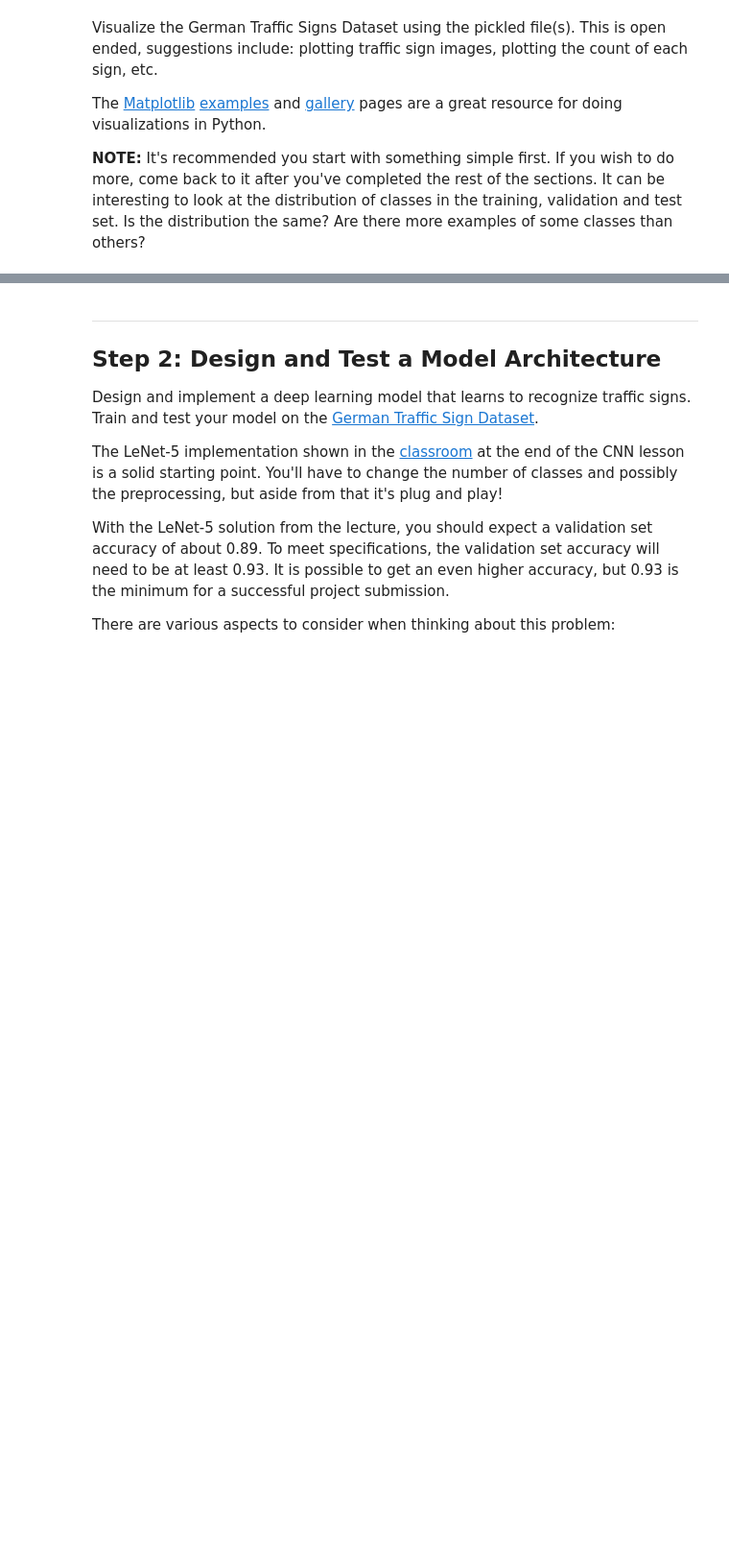
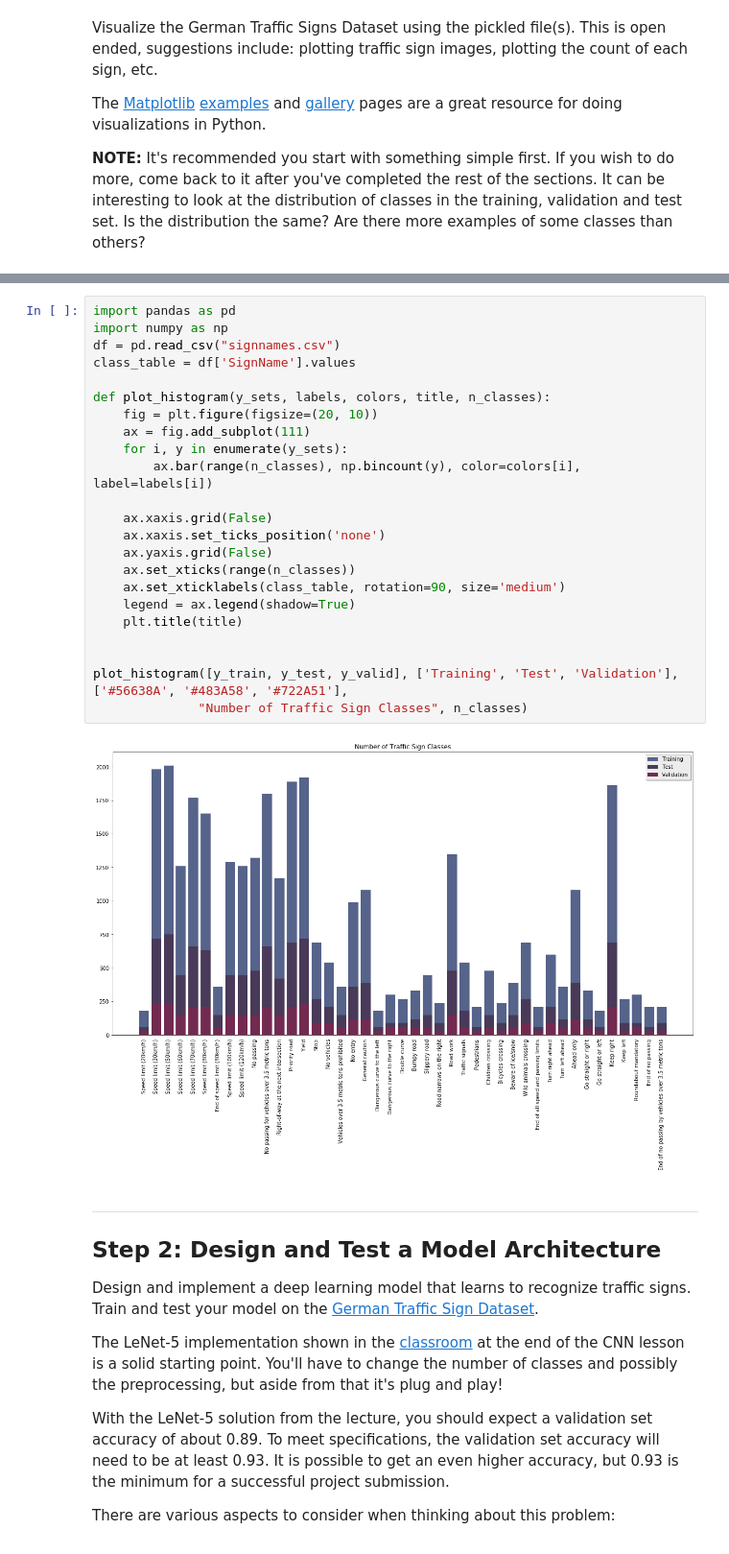
Before and after one commit to MarilynFranklin/traffic-sign-classifier, a Jupyter notebook: Traffic_Sign_Classifier.ipynb, the cells around one changed output, grey strips where cells are left out. Shown at 96% size. Cells and saved outputs as stored; diff of their text form; blank space fills up the shorter version.

Commit message:
Add stacked bar chart

```diff
--- a/Traffic_Sign_Classifier.ipynb
+++ b/Traffic_Sign_Classifier.ipynb
@@ -110,3 +112,28 @@ print(y_train[index])
+# %%
+import pandas as pd
+import numpy as np
+df = pd.read_csv("signnames.csv")
+class_table = df['SignName'].values
+
+def plot_histogram(y_sets, labels, colors, title, n_classes):
+    fig = plt.figure(figsize=(20, 10))
+    ax = fig.add_subplot(111)
+    for i, y in enumerate(y_sets):
+        ax.bar(range(n_classes), np.bincount(y), color=colors[i], label=labels[i])
+
+    ax.xaxis.grid(False)
+    ax.xaxis.set_ticks_position('none')
+    ax.yaxis.grid(False)
+    ax.set_xticks(range(n_classes))
+    ax.set_xticklabels(class_table, rotation=90, size='medium')
+    legend = ax.legend(shadow=True)
+    plt.title(title)
+
+
+plot_histogram([y_train, y_test, y_valid], ['Training', 'Test', 'Validation'], ['#56638A', '#483A58', '#722A51'],
+              "Number of Traffic Sign Classes", n_classes)
+# %% [output]
+[figure, added]
 # %% [markdown]
 ----
 
```
Also changed, not shown: parts of 3 cells of this notebook.
